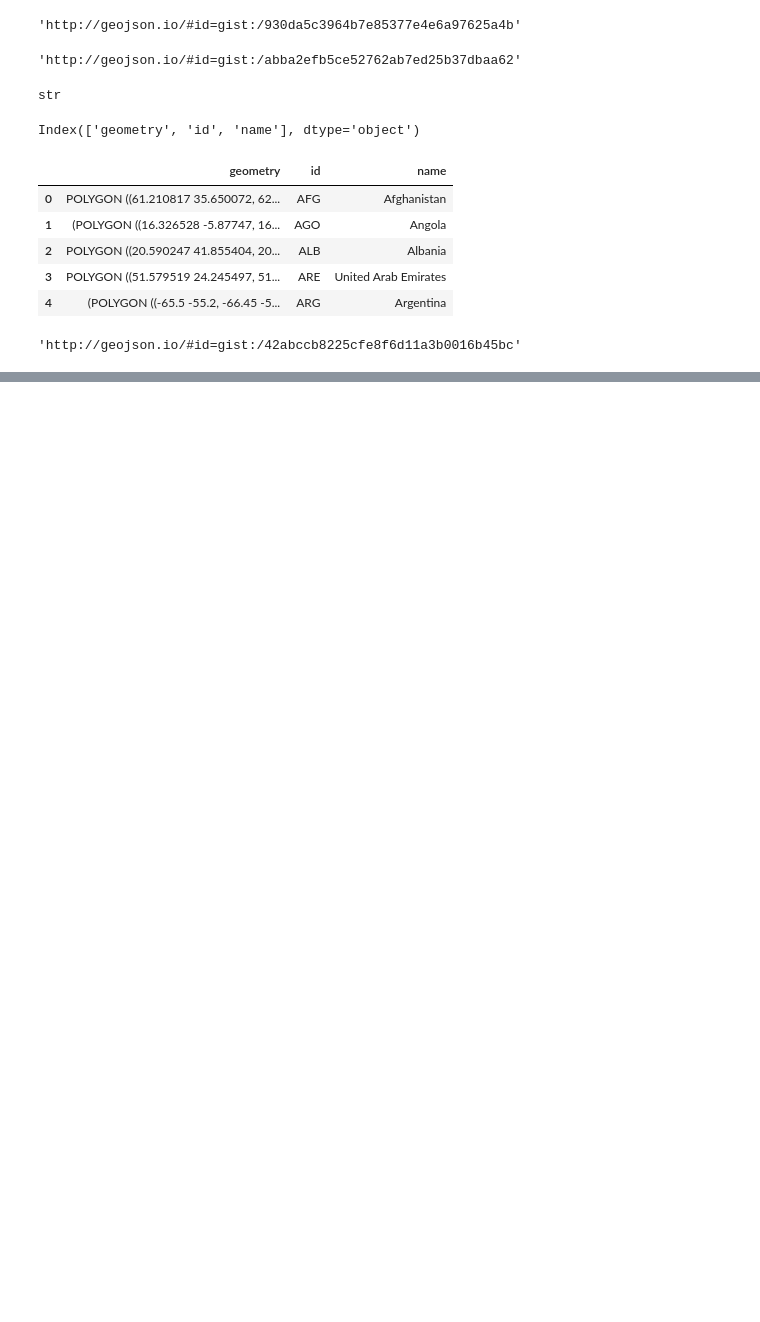
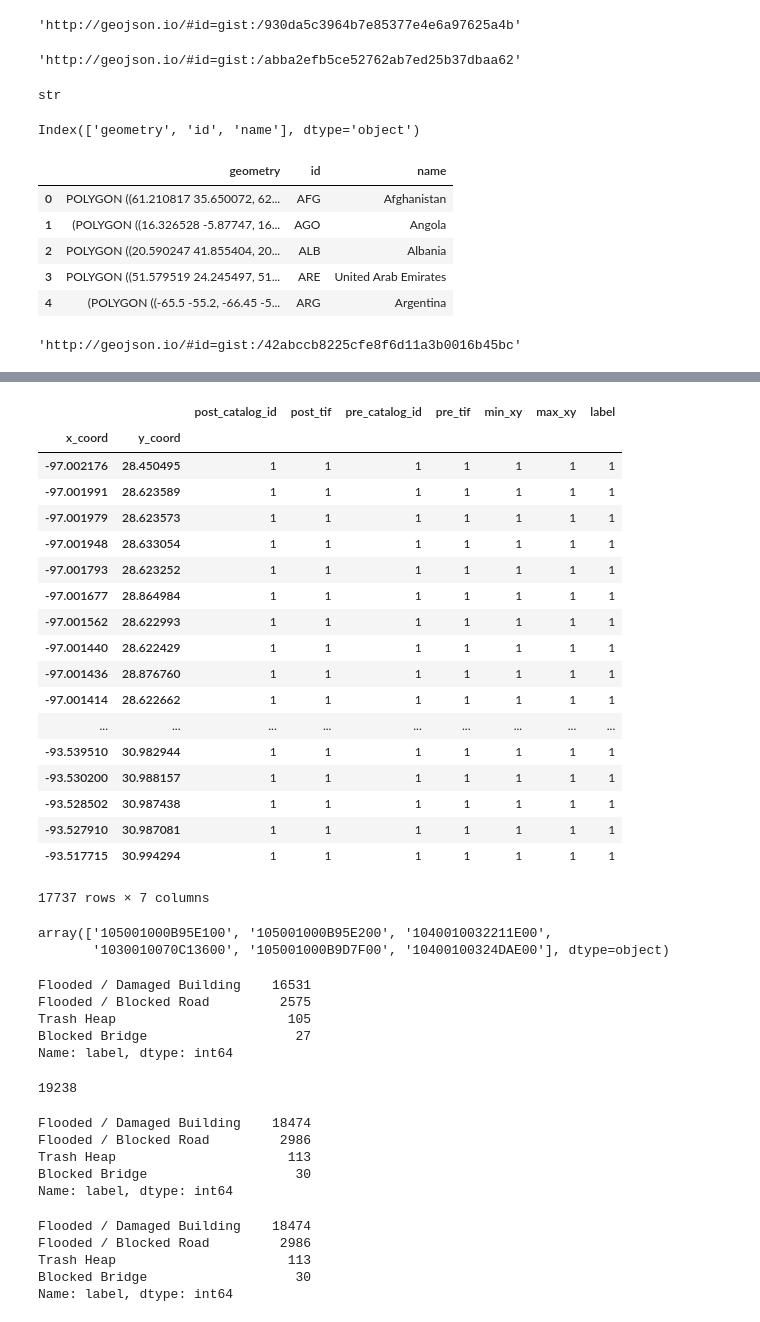
Before and after one commit to qcao10/DisasterDataScience, a Jupyter notebook: tomnod.ipynb, the cells around one changed output, grey strips where cells are left out. Saved outputs shown, nothing was run; the diff lists cells and outputs as text; code cells hidden in the pictures; blank space fills up the shorter version.

```diff
--- a/tomnod.ipynb
+++ b/tomnod.ipynb
@@ -321,3 +390,5 @@ test = geomecountry.to_json()
 geojsonio.display(test)
 # %% [output]
 'http://geojson.io/#id=gist:/42abccb8225cfe8f6d11a3b0016b45bc'
+# %%
+coordinate_tif = pd.read_csv('coordinateAndTif-post-1.csv')
@@ -323,0 +425,22 @@ geojsonio.display(test)
+# %%
+coordinate_tif.groupby(['x_coord', 'y_coord']).count()
+# %% [output]
+|  |  | post_catalog_id | post_tif | pre_catalog_id | pre_tif | min_xy | max_xy | label |
+| x_coord | y_coord |  |  |  |  |  |  |  |
+| -97.002176 | 28.450495 | 1 | 1 | 1 | 1 | 1 | 1 | 1 |
+| -97.001991 | 28.623589 | 1 | 1 | 1 | 1 | 1 | 1 | 1 |
+| -97.001979 | 28.623573 | 1 | 1 | 1 | 1 | 1 | 1 | 1 |
+| -97.001948 | 28.633054 | 1 | 1 | 1 | 1 | 1 | 1 | 1 |
+| -97.001793 | 28.623252 | 1 | 1 | 1 | 1 | 1 | 1 | 1 |
+| -97.001677 | 28.864984 | 1 | 1 | 1 | 1 | 1 | 1 | 1 |
+| -97.001562 | 28.622993 | 1 | 1 | 1 | 1 | 1 | 1 | 1 |
+| -97.001440 | 28.622429 | 1 | 1 | 1 | 1 | 1 | 1 | 1 |
+| -97.001436 | 28.876760 | 1 | 1 | 1 | 1 | 1 | 1 | 1 |
+| -97.001414 | 28.622662 | 1 | 1 | 1 | 1 | 1 | 1 | 1 |
+| ... | ... | ... | ... | ... | ... | ... | ... | ... |
+| -93.539510 | 30.982944 | 1 | 1 | 1 | 1 | 1 | 1 | 1 |
+| -93.530200 | 30.988157 | 1 | 1 | 1 | 1 | 1 | 1 | 1 |
+| -93.528502 | 30.987438 | 1 | 1 | 1 | 1 | 1 | 1 | 1 |
+| -93.527910 | 30.987081 | 1 | 1 | 1 | 1 | 1 | 1 | 1 |
+| -93.517715 | 30.994294 | 1 | 1 | 1 | 1 | 1 | 1 | 1 |
+17737 rows × 7 columns
@@ -323,0 +449,25 @@ geojsonio.display(test)
+# %%
+coordinate_tif_2.loc[coordinate_tif['label'] == 'Flooded / Damaged Building']['post_catalog_id'].unique()
+# %% [output]
+array(['105001000B95E100', '105001000B95E200', '1040010032211E00',
+       '1030010070C13600', '105001000B9D7F00', '10400100324DAE00'], dtype=object)
+# %%
+coordinate_tif_2.label.value_counts()
+# %% [output]
+Flooded / Damaged Building    16531
+Flooded / Blocked Road         2575
+Trash Heap                      105
+Blocked Bridge                   27
+Name: label, dtype: int64
+# %%
+coordinate_tif_2.label.count()
+# %% [output]
+19238
+# %%
+tomnod.label.value_counts()
+# %% [output]
+Flooded / Damaged Building    18474
+Flooded / Blocked Road         2986
+Trash Heap                      113
+Blocked Bridge                   30
+Name: label, dtype: int64
@@ -323,0 +476,8 @@ geojsonio.display(test)
+# %%
+coordinate_tif_3.label.value_counts()
+# %% [output]
+Flooded / Damaged Building    18474
+Flooded / Blocked Road         2986
+Trash Heap                      113
+Blocked Bridge                   30
+Name: label, dtype: int64
```
Also changed, not shown: parts of 21 cells of this notebook, 7 other files.
